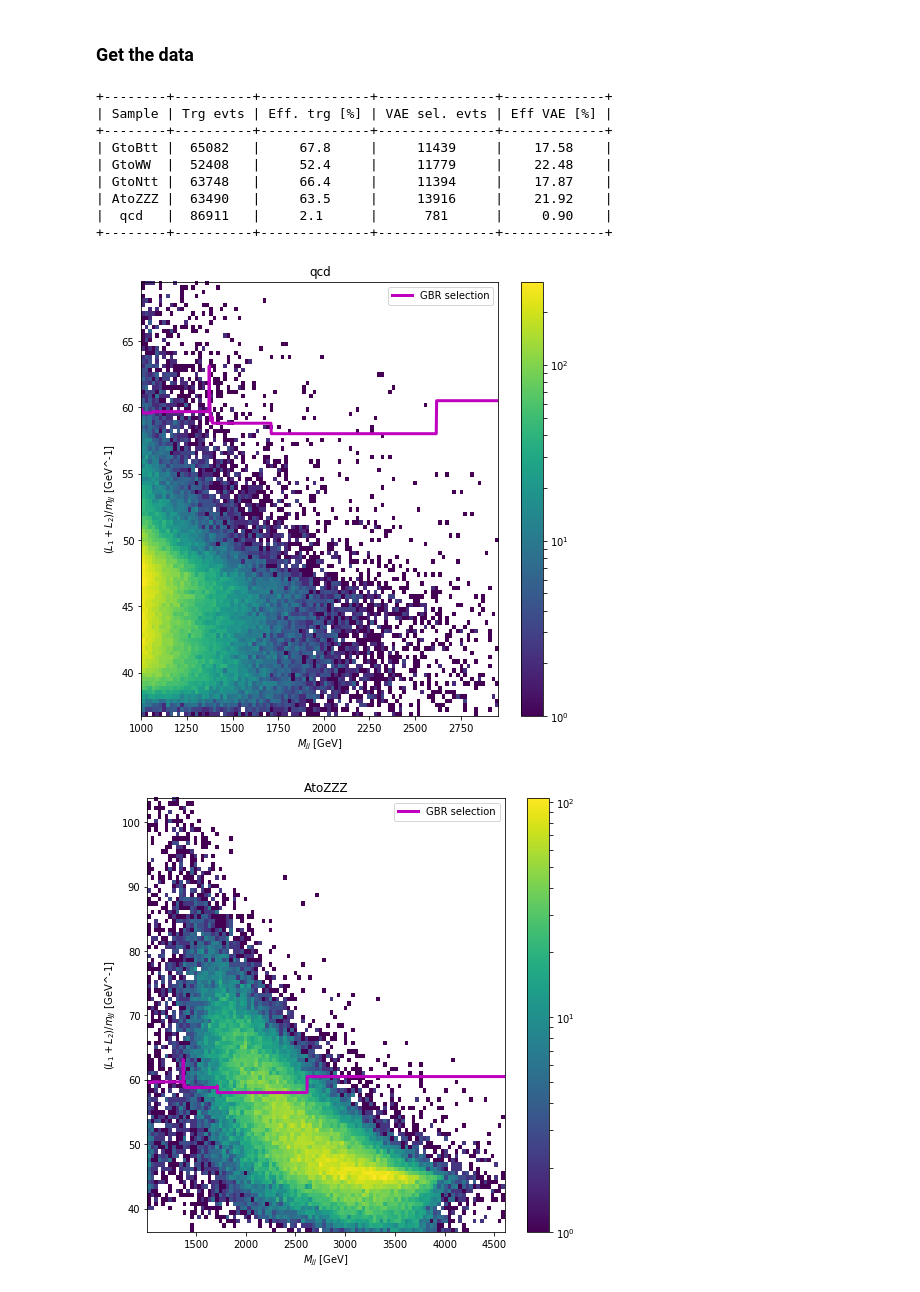
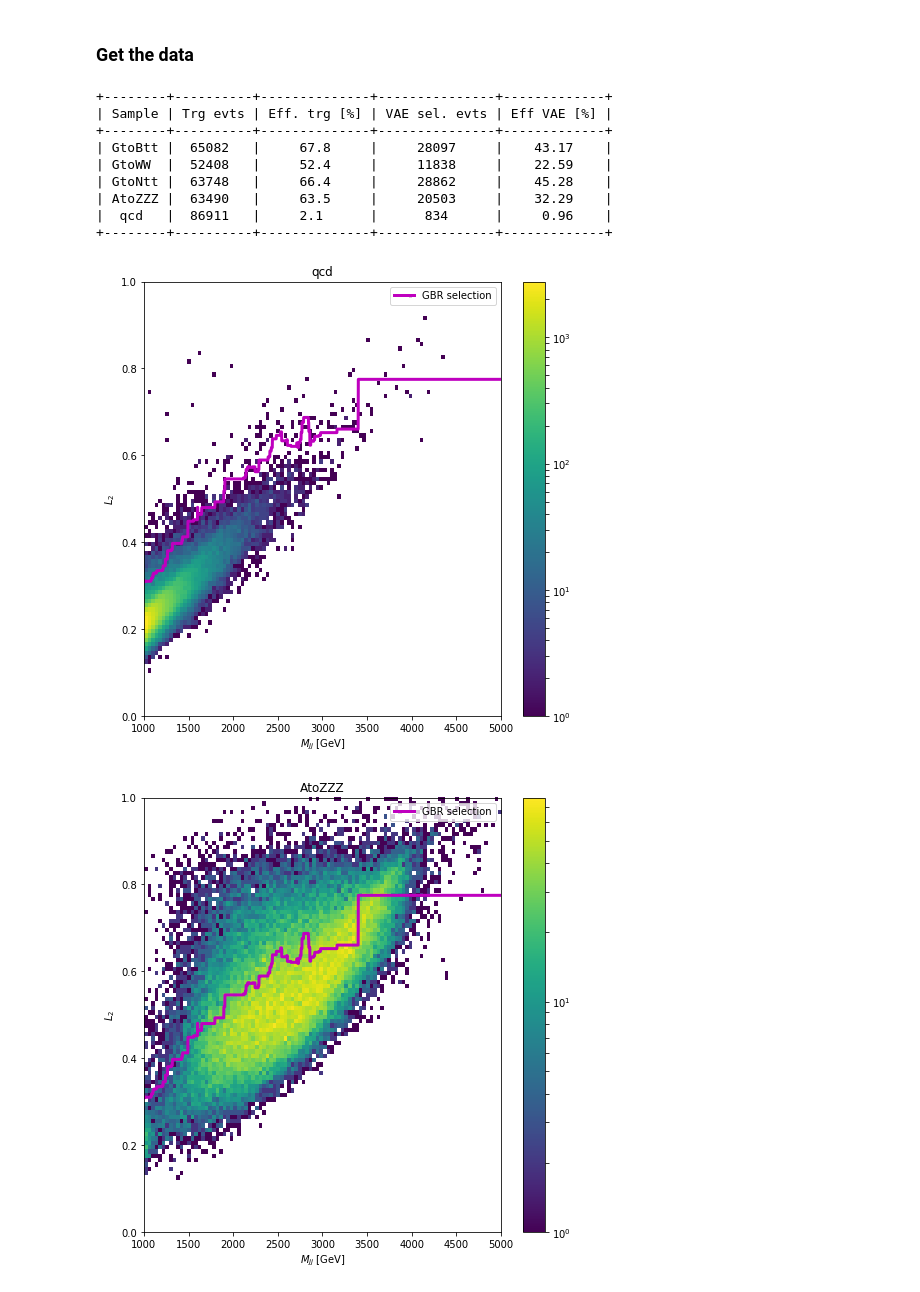
Before and after one commit to thaarres/JetAnomaly_CHEP19, a Jupyter notebook: jupyter/SignalSelectionStudy.ipynb, the cells around one changed output. Drawn from its saved outputs; the diff is of its cells as text; code cells hidden in the pictures.

```diff
--- a/jupyter/SignalSelectionStudy.ipynb
+++ b/jupyter/SignalSelectionStudy.ipynb
@@ -11,16 +11,21 @@ SM_eff = 1e-2
 #     out *= 1e5
 #     return out
 
-dVar_label = '$(L_1 + L_2)/m_{JJ}$ [GeV^-1]'
-def computeDiscriminatingVar(x):
-    out = (x[:,-2]+x[:,-1])/x[:,0]
-    out *= 1e5
-    return out
+# dVar_label = '$(L_1 + L_2)/m_{JJ}$ [GeV^-1]'
+# def computeDiscriminatingVar(x):
+#     out = (x[:,-2]+x[:,-1])/x[:,0]
+#     out *= 1e5
+#     return out
 
-# dVar_label = '$L_1 + L_2$'
+# dVar_label = r'$L_1 + L_2$'
 # def computeDiscriminatingVar(x):
 #     out = x[:,-2]+x[:,-1]
-#     return out*1e4
+#     return out
+
+dVar_label = r'$L_2$'
+def computeDiscriminatingVar(x):
+    out = x[:,-1]
+    return out
 # %% [markdown]
 # Imports
 # %%
@@ -247,33 +254,36 @@ print(table)
 +--------+----------+--------------+---------------+-------------+
 | Sample | Trg evts | Eff. trg [%] | VAE sel. evts | Eff VAE [%] |
 +--------+----------+--------------+---------------+-------------+
-| GtoBtt |  65082   |     67.8     |     11439     |    17.58    |
-| GtoWW  |  52408   |     52.4     |     11779     |    22.48    |
-| GtoNtt |  63748   |     66.4     |     11394     |    17.87    |
-| AtoZZZ |  63490   |     63.5     |     13916     |    21.92    |
-|  qcd   |  86911   |     2.1      |      781      |     0.90    |
+| GtoBtt |  65082   |     67.8     |     28097     |    43.17    |
+| GtoWW  |  52408   |     52.4     |     11838     |    22.59    |
+| GtoNtt |  63748   |     66.4     |     28862     |    45.28    |
+| AtoZZZ |  63490   |     63.5     |     20503     |    32.29    |
+|  qcd   |  86911   |     2.1      |      834      |     0.96    |
 +--------+----------+--------------+---------------+-------------+
 # %%
+x_min, x_max = 1000, 5000
+y_min, y_max = 0, 1
+
 for n in SM_samples + BSM_samples:
-    x_min, x_max = np.quantile(data[n]['mJJ'], [0.001, 0.999])
-    y_min, y_max = np.quantile(data[n]['dVar'], [0.001, 0.999])
+#     x_min, x_max = np.quantile(data[n]['mJJ'], [0.001, 0.999])
+#     y_min, y_max = np.quantile(data[n]['dVar'], [0.001, 0.999])
 
     plt.figure(figsize=(8, 8))
     plt.hist2d(data[n]['mJJ'], data[n]['dVar'],
                range=((x_min, x_max), (y_min, y_max)),
                norm=LogNorm(), bins=100,
                label='Side band data'
               )
 
     xs = np.arange(x_min, x_max, 0.001*(3000-Mjj_selection))
     plt.plot(xs, gbr_cut.predict(np.reshape(xs, (-1,1))), '-', color='m', lw=3, label='GBR selection')
 
     plt.ylabel(dVar_label)
     plt.xlabel('$M_{jj}$ [GeV]')
     plt.colorbar()
     plt.title(n)
     plt.legend(loc='best')
     plt.draw()
 # %% [output]
-[figure, old version]
+[figure, new version]
-[figure, old version]
+[figure, new version]
```
Also changed, not shown: parts of 5 cells of this notebook, 1 other file.
